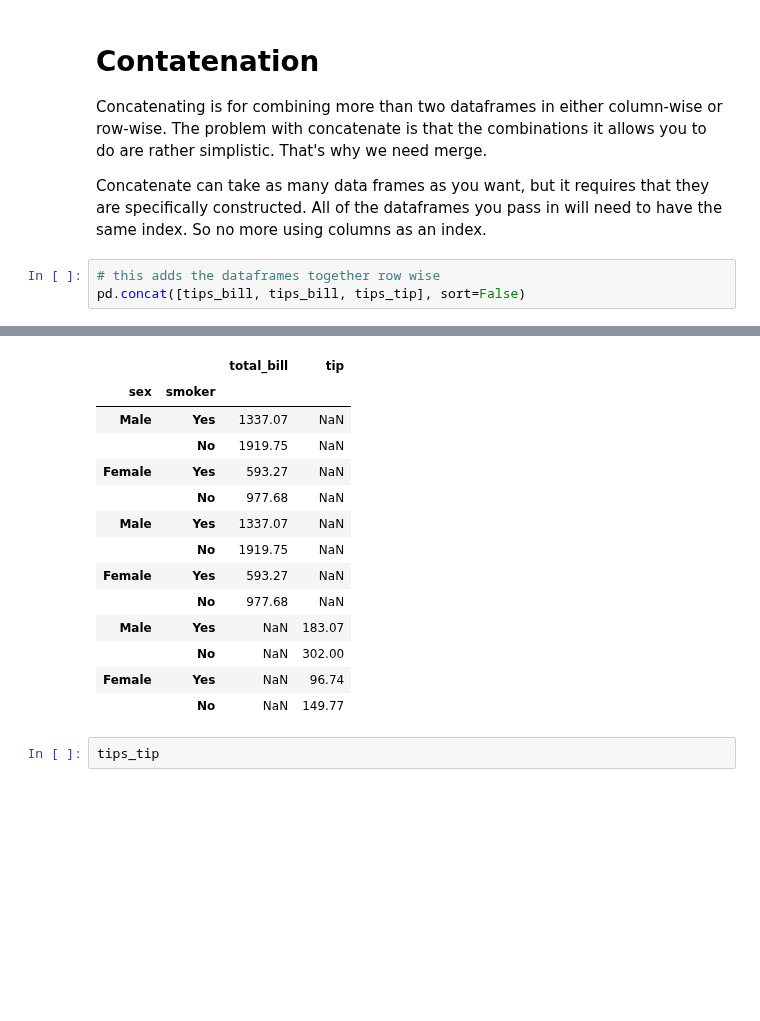
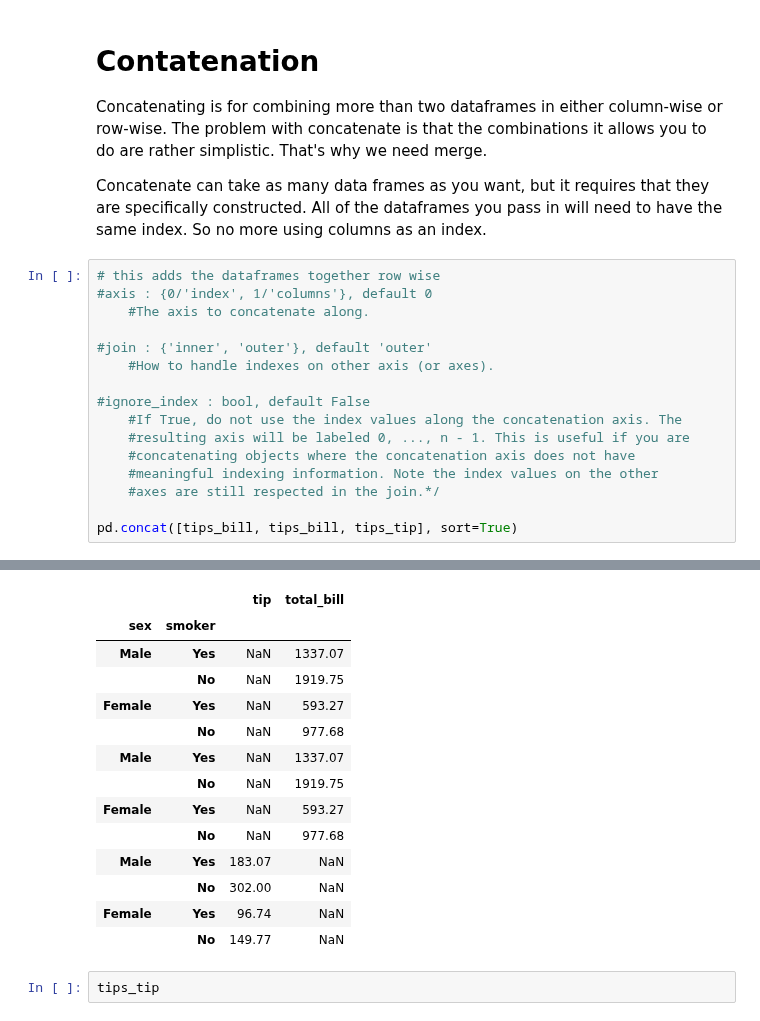
Before and after one commit to ARBINDA765/Pandas-concat-vs-Merge, a Jupyter notebook: Pandas Combining DataFrames.ipynb, the cells around one changed output, grey strips where cells are left out. Saved outputs shown, nothing was run; the diff lists cells and outputs as text; blank space fills up the shorter version.

```diff
--- a/Pandas Combining DataFrames.ipynb
+++ b/Pandas Combining DataFrames.ipynb
@@ -163,5 +191,18 @@ Concatenating is for combining more than two dataframes in either column-wise or
 Concatenate can take as many data frames as you want, but it requires that they are specifically constructed. All of the dataframes you pass in will need to have the same index. So no more using columns as an index.
 # %%
 # this adds the dataframes together row wise
-pd.concat([tips_bill, tips_bill, tips_tip], sort=False)
+#axis : {0/'index', 1/'columns'}, default 0
+    #The axis to concatenate along.
+
+#join : {'inner', 'outer'}, default 'outer'
+    #How to handle indexes on other axis (or axes).
+
+#ignore_index : bool, default False
+    #If True, do not use the index values along the concatenation axis. The
+    #resulting axis will be labeled 0, ..., n - 1. This is useful if you are
+    #concatenating objects where the concatenation axis does not have
+    #meaningful indexing information. Note the index values on the other
+    #axes are still respected in the join.*/
+
+pd.concat([tips_bill, tips_bill, tips_tip], sort=True)
 # %% [output]
@@ -168,17 +210,17 @@ pd.concat([tips_bill, tips_bill, tips_tip], sort=False)
-|  |  | total_bill | tip |
+|  |  | tip | total_bill |
 | sex | smoker |  |  |
-| Male | Yes | 1337.07 | NaN |
-|  | No | 1919.75 | NaN |
-| Female | Yes | 593.27 | NaN |
-|  | No | 977.68 | NaN |
-| Male | Yes | 1337.07 | NaN |
-|  | No | 1919.75 | NaN |
-| Female | Yes | 593.27 | NaN |
-|  | No | 977.68 | NaN |
-| Male | Yes | NaN | 183.07 |
-|  | No | NaN | 302.00 |
-| Female | Yes | NaN | 96.74 |
-|  | No | NaN | 149.77 |
+| Male | Yes | NaN | 1337.07 |
+|  | No | NaN | 1919.75 |
+| Female | Yes | NaN | 593.27 |
+|  | No | NaN | 977.68 |
+| Male | Yes | NaN | 1337.07 |
+|  | No | NaN | 1919.75 |
+| Female | Yes | NaN | 593.27 |
+|  | No | NaN | 977.68 |
+| Male | Yes | 183.07 | NaN |
+|  | No | 302.00 | NaN |
+| Female | Yes | 96.74 | NaN |
+|  | No | 149.77 | NaN |
 # %%
 tips_tip
 # %% [output]
```
Also changed, not shown: parts of 12 cells of this notebook.
